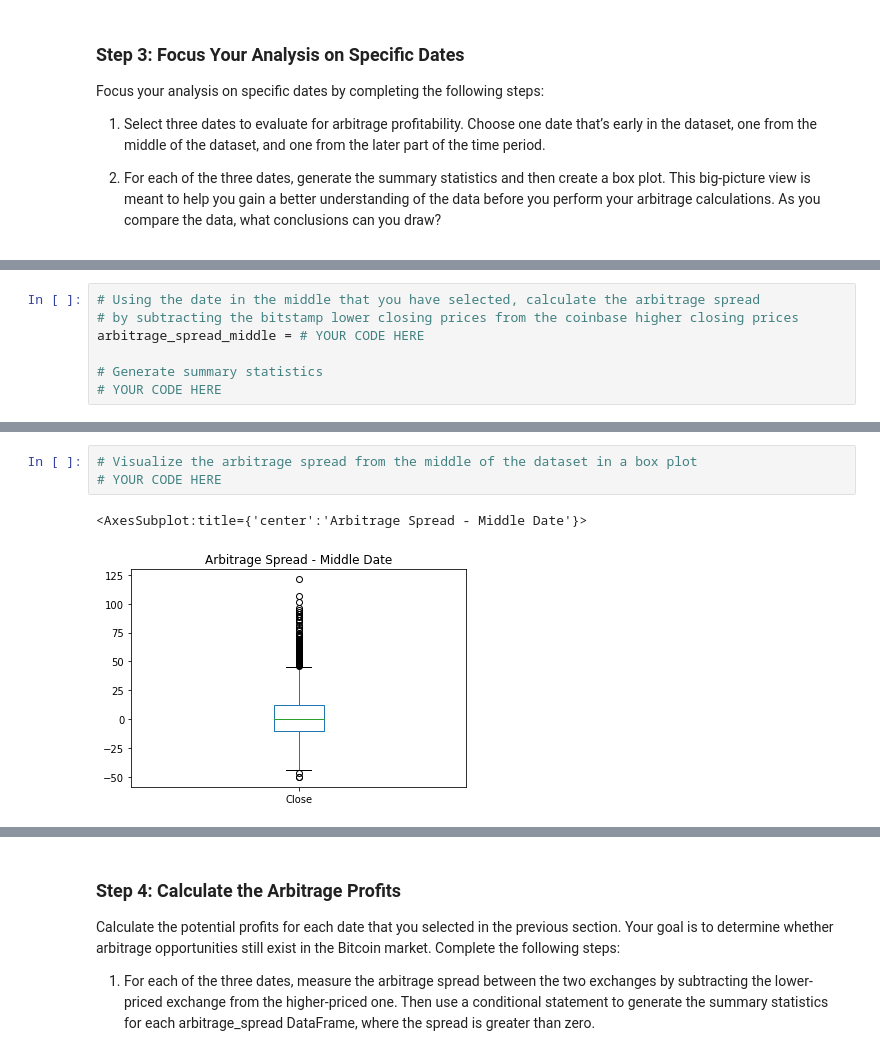
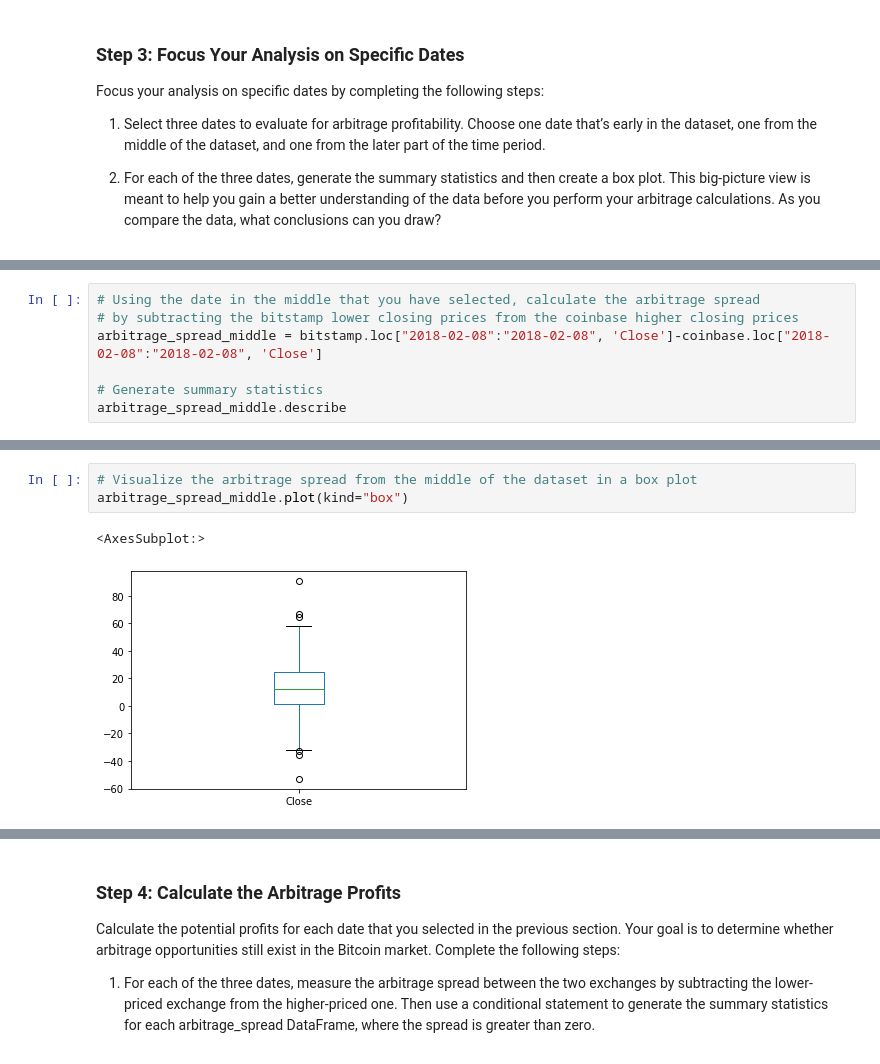
Before and after one commit to megkennedy/Challenge-3, a Jupyter notebook: crypto_arbitrage.ipynb, the cells around one changed output, grey strips where cells are left out. Saved outputs shown, nothing was run; the diff lists cells and outputs as text.

```diff
--- a/crypto_arbitrage.ipynb
+++ b/crypto_arbitrage.ipynb
@@ -325,8 +333,8 @@ Name: Close, dtype: float64
 # %%
 # Using the date in the middle that you have selected, calculate the arbitrage spread
 # by subtracting the bitstamp lower closing prices from the coinbase higher closing prices
-arbitrage_spread_middle = # YOUR CODE HERE
+arbitrage_spread_middle = bitstamp.loc["2018-02-08":"2018-02-08", 'Close']-coinbase.loc["2018-02-08":"2018-02-08", 'Close']
 
 # Generate summary statistics
-# YOUR CODE HERE
+arbitrage_spread_middle.describe
 # %% [output]
@@ -342,9 +354,9 @@ Name: Close, dtype: float64
 # %%
 # Visualize the arbitrage spread from the middle of the dataset in a box plot
-# YOUR CODE HERE
+arbitrage_spread_middle.plot(kind="box")
 # %% [output]
-<AxesSubplot:title={'center':'Arbitrage Spread - Middle Date'}>
+<AxesSubplot:>
-[figure, old version]
+[figure, new version]
 # %%
 # Create an overlay plot that visualizes the two dataframes over a period of one day from late in the dataset.
 # Be sure that the plots include the parameters `legend`, `figsize`, `title`, `color` and `label`
```
Also changed, not shown: parts of 13 cells of this notebook.
